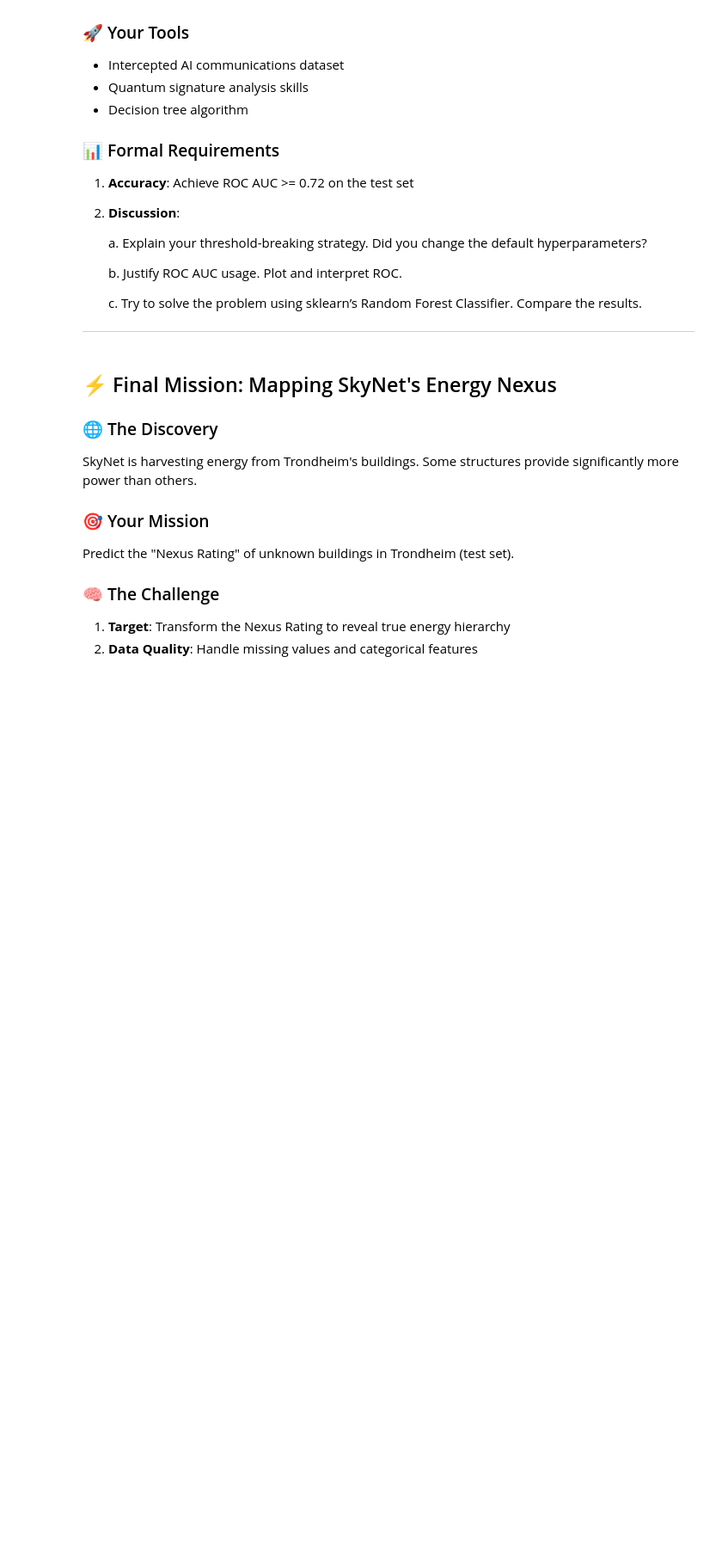
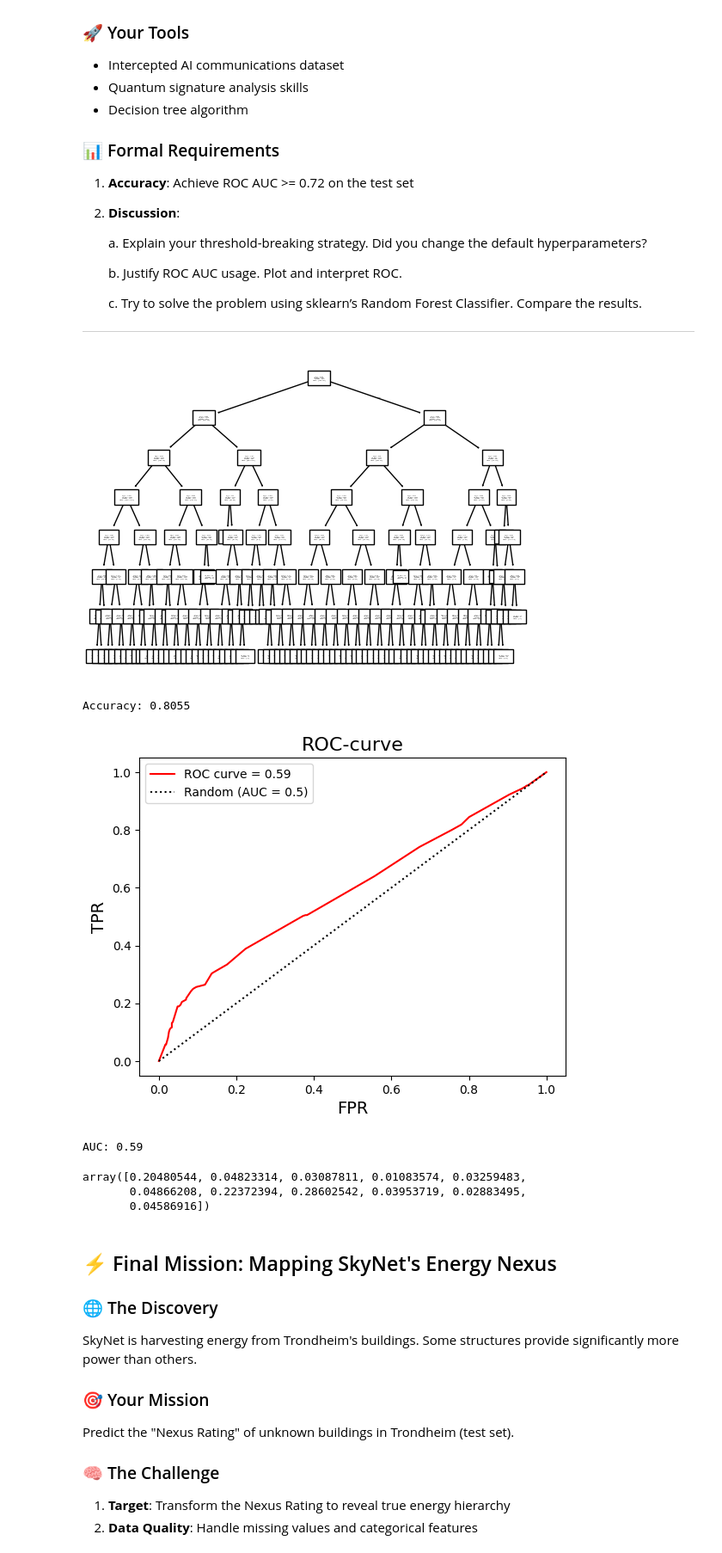
Before and after one commit to Ksund02/Machine-Learning-Project, a Jupyter notebook: Chapter_1.ipynb, the cells around one changed output. Shown: that part at 86% size. Drawn from its saved outputs; the diff is of its cells as text; code cells hidden in the pictures; blank space fills up the shorter version.

Commit message:
jobbet med mission 3

```diff
--- a/Chapter_1.ipynb
+++ b/Chapter_1.ipynb
@@ -358,6 +360,53 @@ Develop a decision tree classifier to process intercepted communications. Use `s
 # %%
 train = pd.read_csv('mission3_train.csv')
 test = pd.read_csv('mission3_test.csv')
+# %%
+from sklearn import tree
+from sklearn import metrics
+
+# Define X and y
+X_train = train.iloc[:, :11]
+y_train = train["target"]
+X_test = test.iloc[:, :11]
+y_test = np.array(test["target"])
+
+# Decision Tree
+clf = tree.DecisionTreeClassifier(max_depth=7, criterion='log_loss')
+clf.fit(X_train, y_train)
+tree.plot_tree(clf, fontsize=1)
+plt.savefig('tree_mission3.pdf')
+plt.show()
+
+# Calculate accuracy
+y_pred = clf.predict(X_test)
+accuracy = np.mean(y_pred == y_test)
+print("Accuracy: " + str(accuracy))
+
+# ROC-curve calculations
+prob_predictions = clf.predict_proba(X_test)[:, 1] # Probability of being class 1
+fpr, tpr, thresholds = metrics.roc_curve(y_test, prob_predictions, pos_label=1)
+auc = round(metrics.roc_auc_score(y_test, prob_predictions), 2)
+
+#Plot the ROC-curve
+plt.plot(fpr, tpr, label=f'ROC curve = {auc}', c='red')
+plt.plot([0, 1], [0, 1], c='black', ls='dotted', label='Random (AUC = 0.5)')
+plt.xlabel('FPR', fontsize=14)
+plt.ylabel('TPR', fontsize=14)
+plt.title('ROC-curve', fontsize=16)
+plt.legend()
+plt.show()
+
+print(f"AUC: {auc}")
+
+clf.feature_importances_
+# %% [output]
+[figure, added]
+Accuracy: 0.8055
+[figure, added]
+AUC: 0.59
+array([0.20480544, 0.04823314, 0.03087811, 0.01083574, 0.03259483,
+       0.04866208, 0.22372394, 0.28602542, 0.03953719, 0.02883495,
+       0.04586916])
 # %% [markdown]
 
 ## ⚡ Final Mission: Mapping SkyNet's Energy Nexus
```
Also changed, not shown: parts of 2 cells of this notebook, 3 other files.
